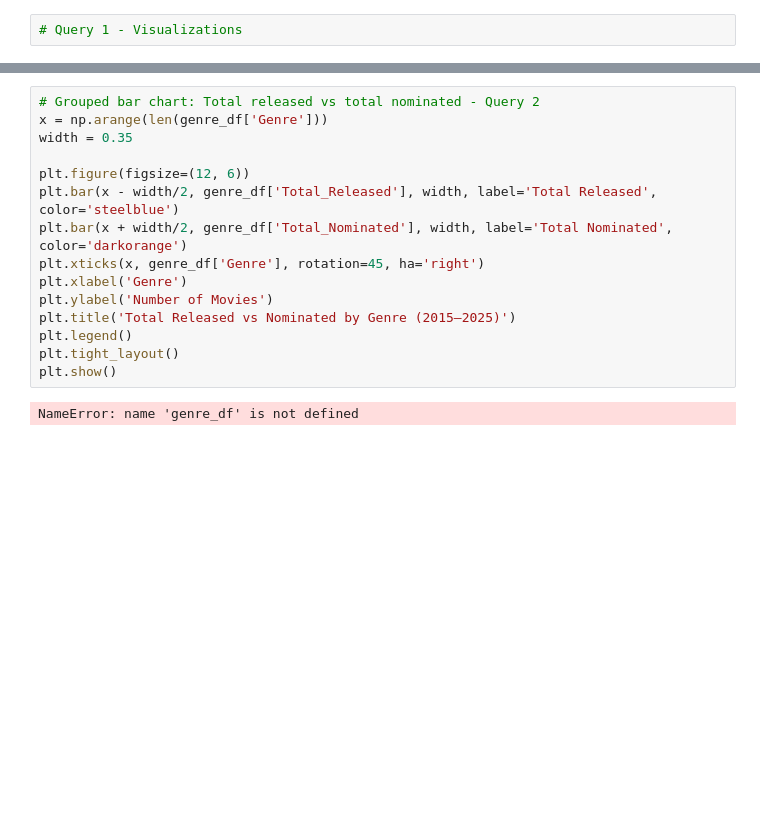
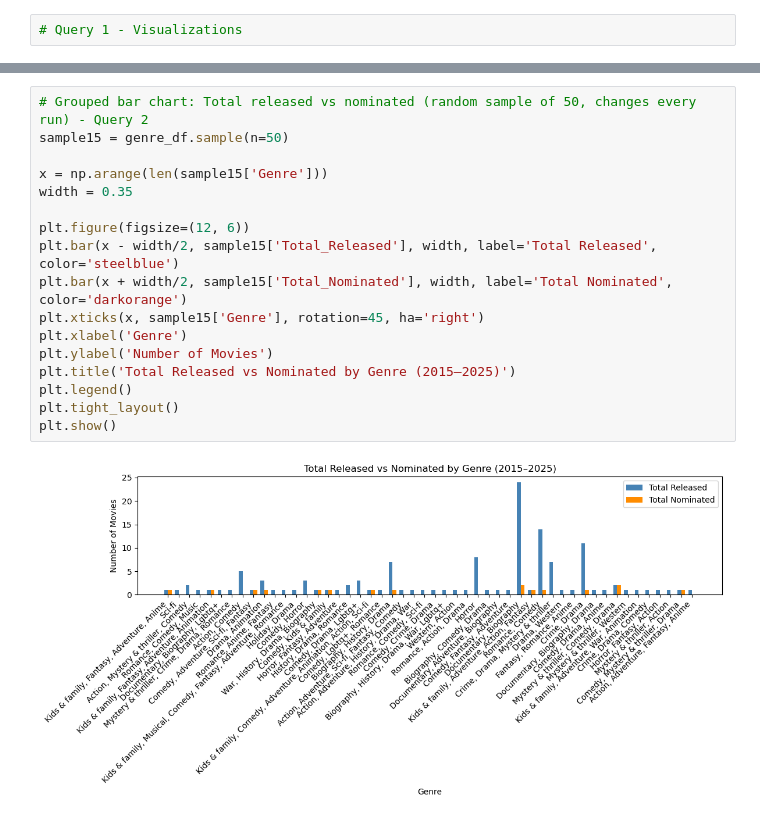
Before and after one commit to maggie63/cpsc368_group19, a Jupyter notebook: phase-3.ipynb, the cells around one changed output, grey strips where cells are left out. Cells and saved outputs as stored; diff of their text form; blank space fills up the shorter version.

```diff
--- a/phase-3.ipynb
+++ b/phase-3.ipynb
@@ -100,20 +110,22 @@ NameError: name 'genre_df' is not defined
 # %%
-# Grouped bar chart: Total released vs total nominated - Query 2
-x = np.arange(len(genre_df['Genre']))
+# Grouped bar chart: Total released vs nominated (random sample of 50, changes every run) - Query 2
+sample15 = genre_df.sample(n=50)
+
+x = np.arange(len(sample15['Genre']))
 width = 0.35
 
 plt.figure(figsize=(12, 6))
-plt.bar(x - width/2, genre_df['Total_Released'], width, label='Total Released', color='steelblue')
-plt.bar(x + width/2, genre_df['Total_Nominated'], width, label='Total Nominated', color='darkorange')
-plt.xticks(x, genre_df['Genre'], rotation=45, ha='right')
+plt.bar(x - width/2, sample15['Total_Released'], width, label='Total Released', color='steelblue')
+plt.bar(x + width/2, sample15['Total_Nominated'], width, label='Total Nominated', color='darkorange')
+plt.xticks(x, sample15['Genre'], rotation=45, ha='right')
 plt.xlabel('Genre')
 plt.ylabel('Number of Movies')
 plt.title('Total Released vs Nominated by Genre (2015–2025)')
 plt.legend()
 plt.tight_layout()
 plt.show()
 # %% [output]
-NameError: name 'genre_df' is not defined
+[figure, added]
 # %%
 # Query 3
 cur.execute("""
```
Also changed, not shown: parts of 9 cells of this notebook.
